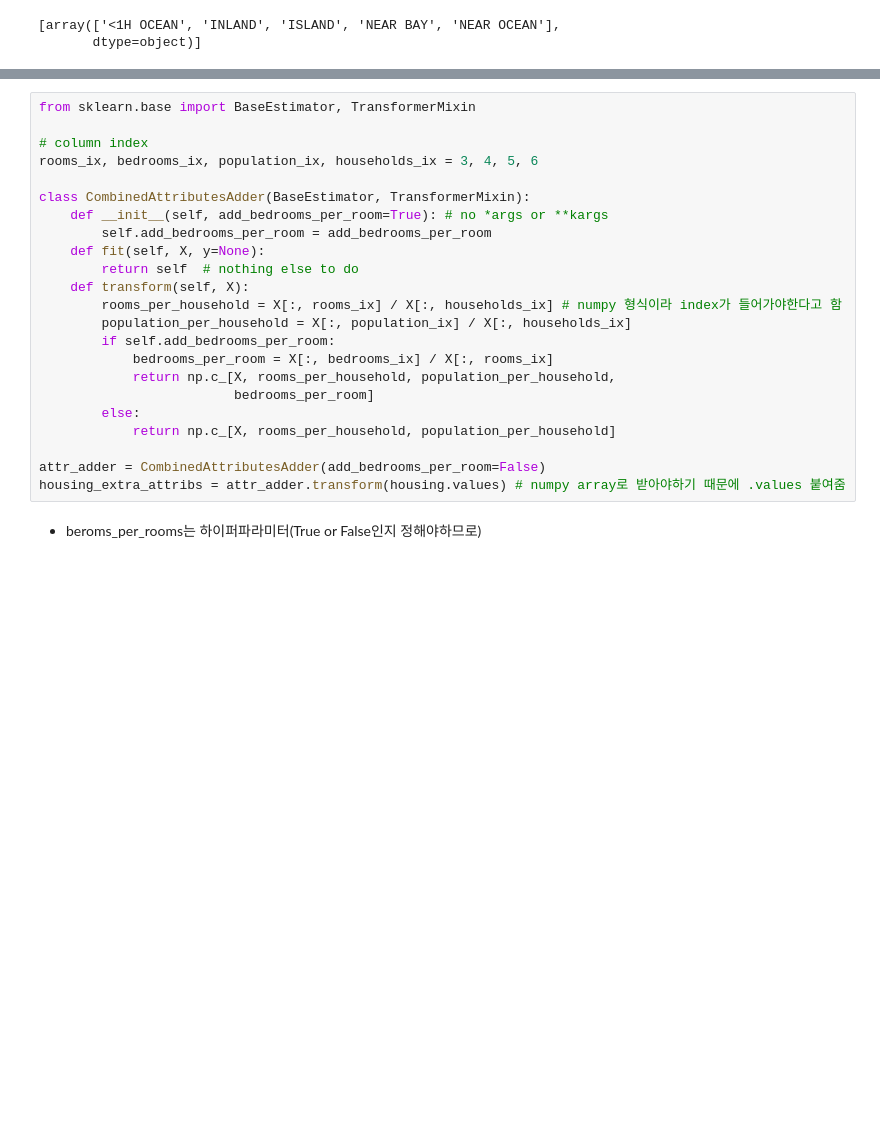
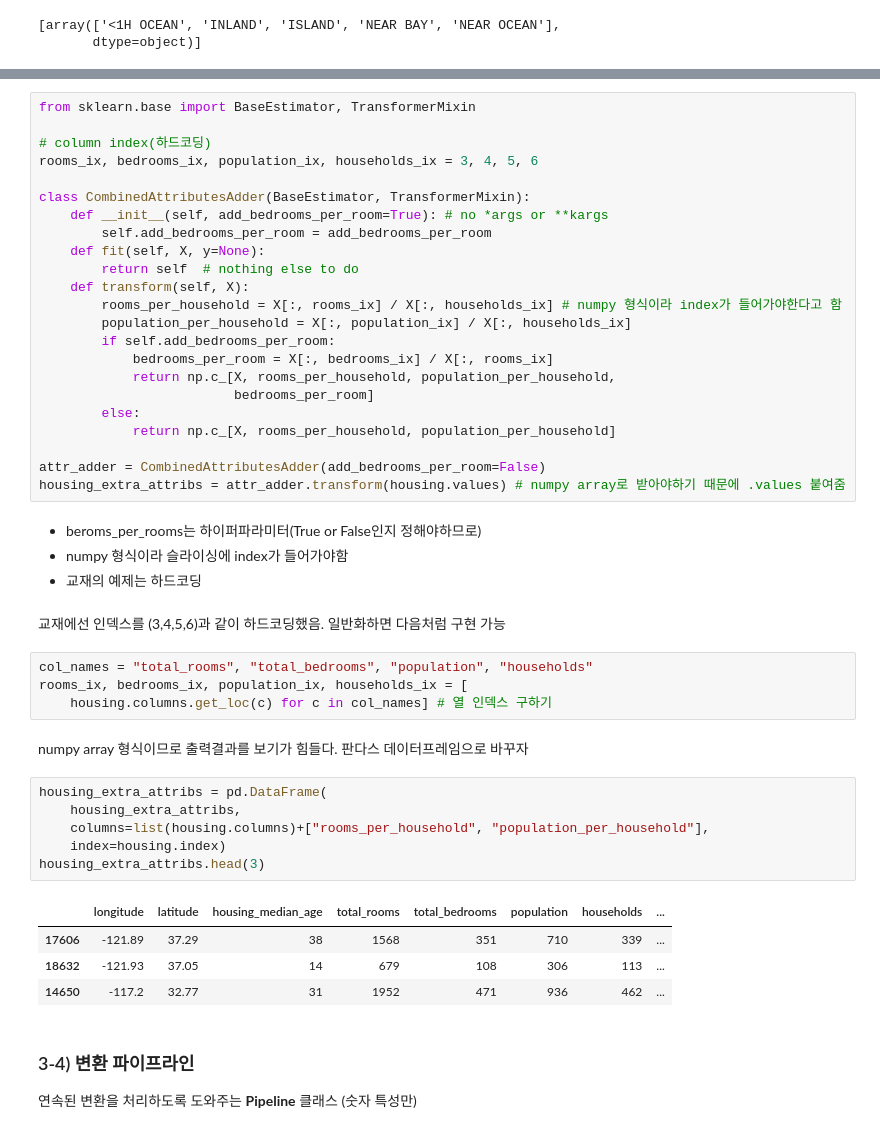
Before and after one commit to geunsu-jo/Hands-On-ML, a Jupyter notebook: textbook_practice/02_end_to_end_ml_project.ipynb, the cells around one changed output, grey strips where cells are left out. Cells and saved outputs as stored; diff of their text form; blank space fills up the shorter version.

```diff
--- a/textbook_practice/02_end_to_end_ml_project.ipynb
+++ b/textbook_practice/02_end_to_end_ml_project.ipynb
@@ -451,7 +453,7 @@ cat_encoder.categories_
 # %%
 from sklearn.base import BaseEstimator, TransformerMixin
 
-# column index
+# column index(하드코딩)
 rooms_ix, bedrooms_ix, population_ix, households_ix = 3, 4, 5, 6
 
 class CombinedAttributesAdder(BaseEstimator, TransformerMixin):
@@ -473,3 +475,27 @@ attr_adder = CombinedAttributesAdder(add_bedrooms_per_room=False)
 housing_extra_attribs = attr_adder.transform(housing.values) # numpy array로 받아야하기 때문에 .values 붙여줌
 # %% [markdown]
 - beroms_per_rooms는 하이퍼파라미터(True or False인지 정해야하므로)
+- numpy 형식이라 슬라이싱에 index가 들어가야함
+- 교재의 예제는 하드코딩
+# %% [markdown]
+교재에선 인덱스를 (3,4,5,6)과 같이 하드코딩했음. 일반화하면 다음처럼 구현 가능
+# %%
+col_names = "total_rooms", "total_bedrooms", "population", "households"
+rooms_ix, bedrooms_ix, population_ix, households_ix = [
+    housing.columns.get_loc(c) for c in col_names] # 열 인덱스 구하기
+# %% [markdown]
+numpy array 형식이므로 출력결과를 보기가 힘들다. 판다스 데이터프레임으로 바꾸자
+# %%
+housing_extra_attribs = pd.DataFrame(
+    housing_extra_attribs,
+    columns=list(housing.columns)+["rooms_per_household", "population_per_household"],
+    index=housing.index)
+housing_extra_attribs.head(3)
+# %% [output]
+|  | longitude | latitude | housing_median_age | total_rooms | total_bedrooms | population | households | ... |
+| 17606 | -121.89 | 37.29 | 38 | 1568 | 351 | 710 | 339 | ... |
+| 18632 | -121.93 | 37.05 | 14 | 679 | 108 | 306 | 113 | ... |
+| 14650 | -117.2 | 32.77 | 31 | 1952 | 471 | 936 | 462 | ... |
+# %% [markdown]
+### 3-4) 변환 파이프라인
+연속된 변환을 처리하도록 도와주는 __Pipeline__ 클래스 (숫자 특성만)
```
Also changed, not shown: parts of 18 cells of this notebook.
